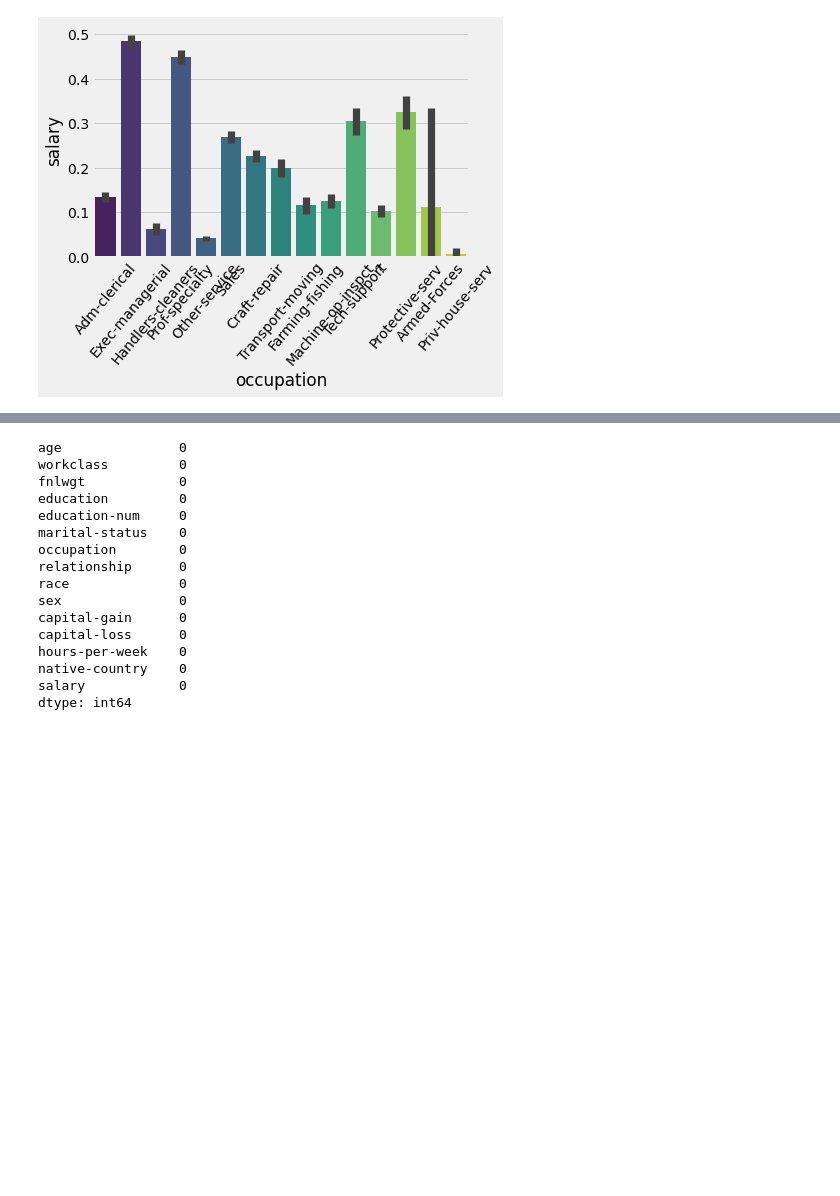
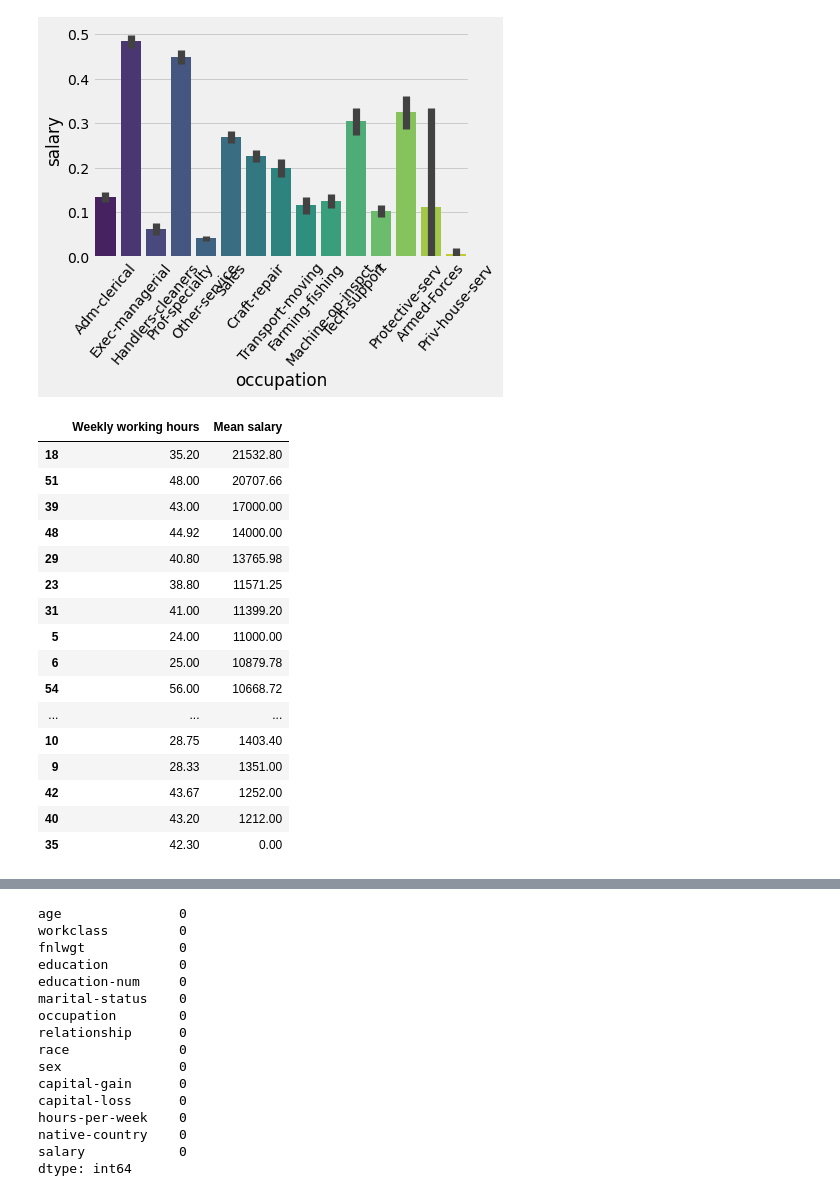
Before and after one commit to onemarcos/Tera---Salary-Prediction, a Jupyter notebook: Salary-Prediction.ipynb, the cells around one changed output, grey strips where cells are left out. Drawn from its saved outputs; the diff is of its cells as text; code cells hidden in the pictures; blank space fills up the shorter version.

```diff
--- a/Salary-Prediction.ipynb
+++ b/Salary-Prediction.ipynb
@@ -582,3 +573,23 @@ sns.barplot(data=df, x="occupation", y="salary" , palette='viridis');
 plt.xticks(rotation = 50)
 # %% [output]
 [figure]
+# %%
+pd.DataFrame({'Weekly working hours': df.groupby('horascontratuais')['valorsaláriofixo'].mean().index , 'Mean salary':  df.groupby('horascontratuais')['valorsaláriofixo'].mean().round(2).values}).sort_values(by='Mean salary'  , axis=0)[::-1]
+# %% [output]
+|  | Weekly working hours | Mean salary |
+| 18 | 35.20 | 21532.80 |
+| 51 | 48.00 | 20707.66 |
+| 39 | 43.00 | 17000.00 |
+| 48 | 44.92 | 14000.00 |
+| 29 | 40.80 | 13765.98 |
+| 23 | 38.80 | 11571.25 |
+| 31 | 41.00 | 11399.20 |
+| 5 | 24.00 | 11000.00 |
+| 6 | 25.00 | 10879.78 |
+| 54 | 56.00 | 10668.72 |
+| ... | ... | ... |
+| 10 | 28.75 | 1403.40 |
+| 9 | 28.33 | 1351.00 |
+| 42 | 43.67 | 1252.00 |
+| 40 | 43.20 | 1212.00 |
+| 35 | 42.30 | 0.00 |
```
Also changed, not shown: parts of 18 cells of this notebook, 1 other file.
